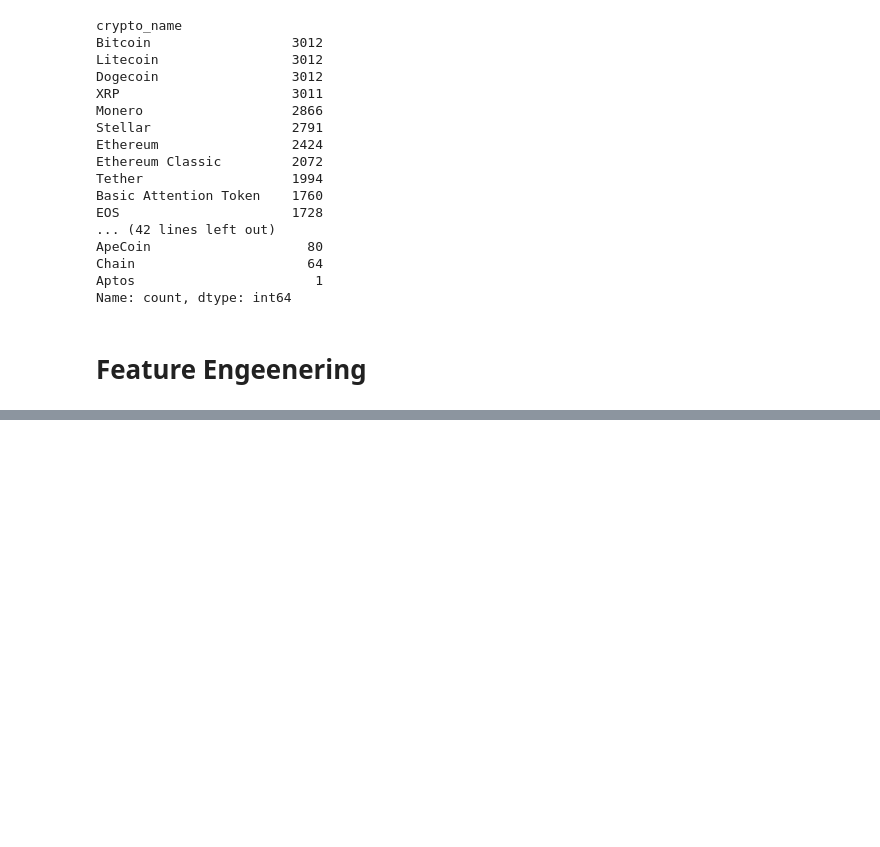
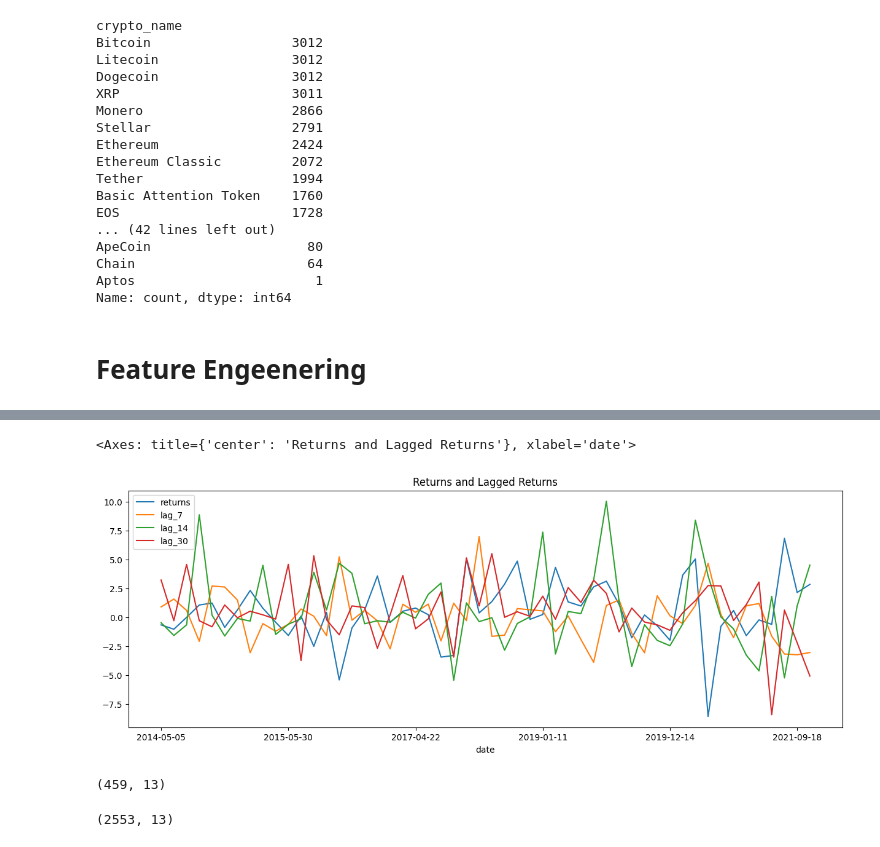
Before and after one commit to sidsakhare/cryptoprice-prediction, a Jupyter notebook: notebook/Feature_engeenering_and_sentiment_analysis.ipynb, the cells around one changed output, grey strips where cells are left out. Cells and saved outputs as stored; diff of their text form; code cells hidden in the pictures; blank space fills up the shorter version.

```diff
--- a/notebook/Feature_engeenering_and_sentiment_analysis.ipynb
+++ b/notebook/Feature_engeenering_and_sentiment_analysis.ipynb
@@ -126,0 +93,5 @@ transformed_df.rename(columns={0:'PC1',1:'PC2'})
+# %%
+df.sample(52).sort_values(by='date').plot(x='date', y=['returns', 'lag_7', 'lag_14', 'lag_30'], figsize=(15, 5), title='Returns and Lagged Returns')
+# %% [output]
+<Axes: title={'center': 'Returns and Lagged Returns'}, xlabel='date'>
+[figure, added]
@@ -126,0 +103,8 @@ transformed_df.rename(columns={0:'PC1',1:'PC2'})
+# %%
+test_df.shape
+# %% [output]
+(459, 13)
+# %%
+train_df.shape
+# %% [output]
+(2553, 13)
```
Also changed, not shown: parts of 20 cells of this notebook, 3 other files.
